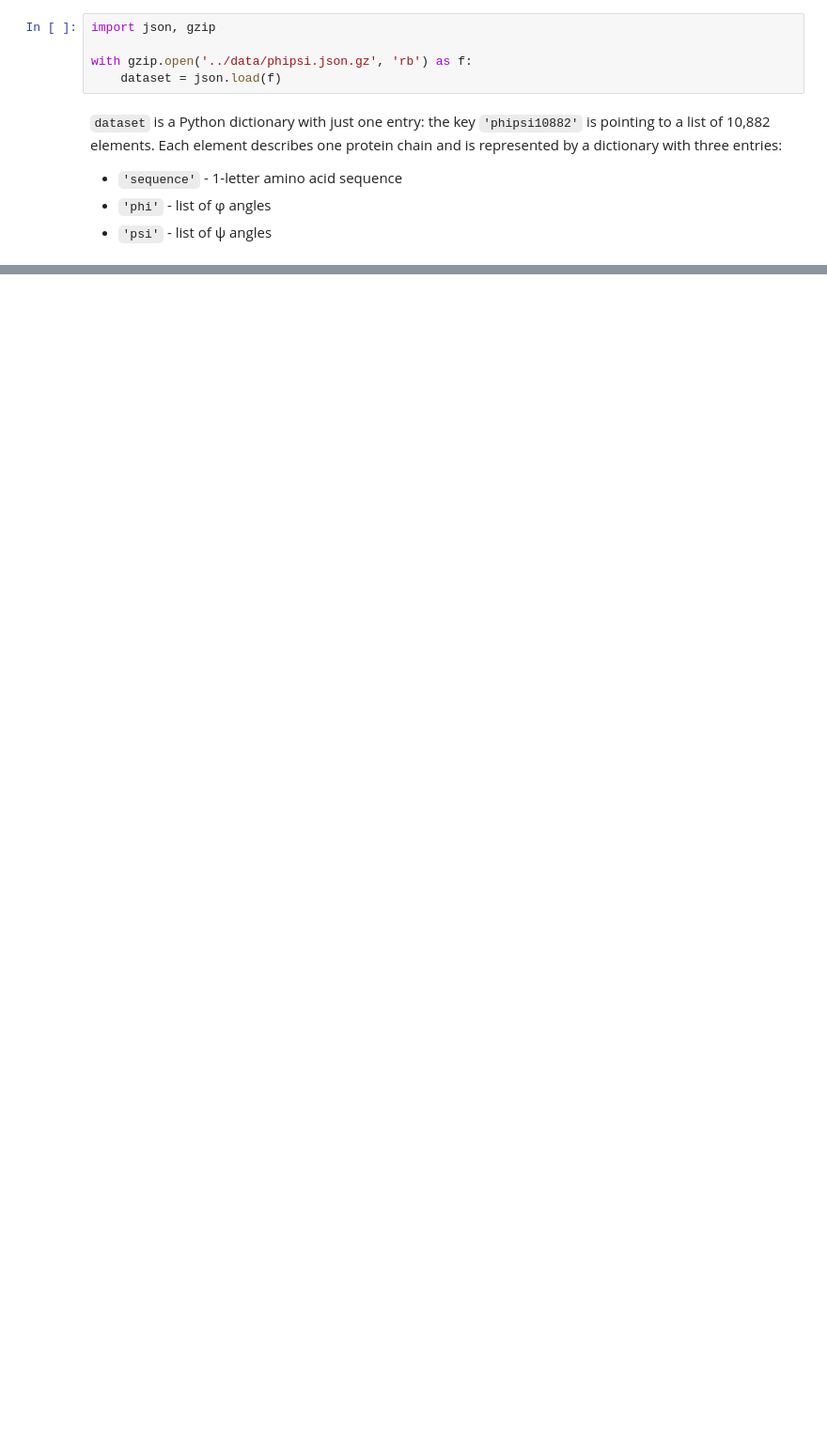
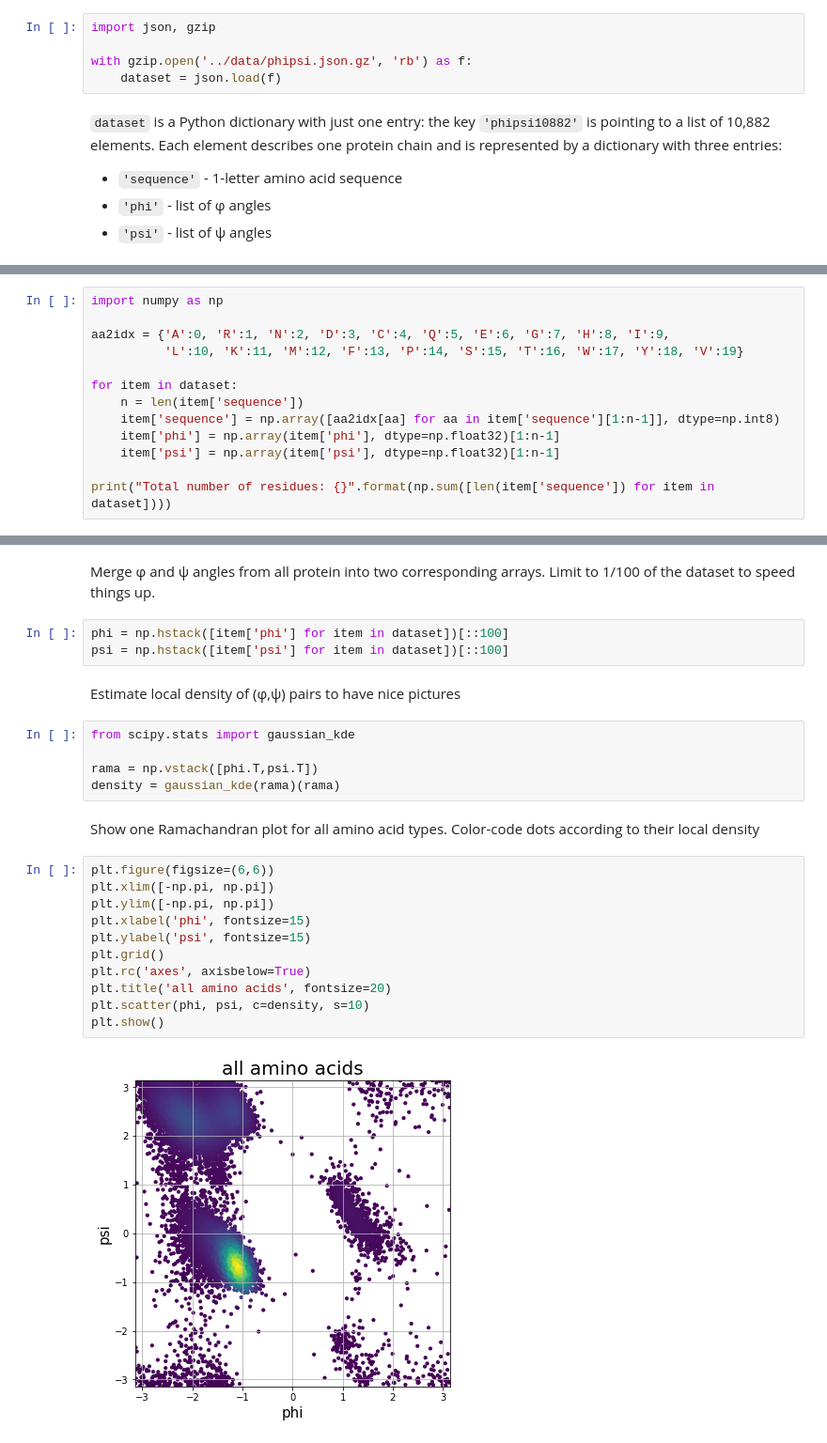
Before and after one commit to gjoni/phipsi, a Jupyter notebook: notebooks/0.0-loading-and-visualizing.ipynb, the cells around one changed output, grey strips where cells are left out. Shown: that part at 94% size. Cells and saved outputs as stored; diff of their text form; blank space fills up the shorter version.

```diff
--- a/notebooks/0.0-loading-and-visualizing.ipynb
+++ b/notebooks/0.0-loading-and-visualizing.ipynb
@@ -31,0 +32,13 @@ Next steps:
+# %%
+import numpy as np
+
+aa2idx = {'A':0, 'R':1, 'N':2, 'D':3, 'C':4, 'Q':5, 'E':6, 'G':7, 'H':8, 'I':9,
+          'L':10, 'K':11, 'M':12, 'F':13, 'P':14, 'S':15, 'T':16, 'W':17, 'Y':18, 'V':19}
+
+for item in dataset:
+    n = len(item['sequence'])
+    item['sequence'] = np.array([aa2idx[aa] for aa in item['sequence'][1:n-1]], dtype=np.int8)
+    item['phi'] = np.array(item['phi'], dtype=np.float32)[1:n-1]
+    item['psi'] = np.array(item['psi'], dtype=np.float32)[1:n-1]
+
+print("Total number of residues: {}".format(np.sum([len(item['sequence']) for item in dataset])))
@@ -31,0 +53,27 @@ Next steps:
+# %% [markdown]
+Merge &phi; and &psi; angles from all protein into two corresponding arrays. Limit to 1/100 of the dataset to speed things up.
+# %%
+phi = np.hstack([item['phi'] for item in dataset])[::100]
+psi = np.hstack([item['psi'] for item in dataset])[::100]
+# %% [markdown]
+Estimate local density of (&phi;,&psi;) pairs to have nice pictures
+# %%
+from scipy.stats import gaussian_kde
+
+rama = np.vstack([phi.T,psi.T])
+density = gaussian_kde(rama)(rama)
+# %% [markdown]
+Show one Ramachandran plot for all amino acid types. Color-code dots according to their local density
+# %%
+plt.figure(figsize=(6,6))
+plt.xlim([-np.pi, np.pi])
+plt.ylim([-np.pi, np.pi])
+plt.xlabel('phi', fontsize=15)
+plt.ylabel('psi', fontsize=15)
+plt.grid()
+plt.rc('axes', axisbelow=True)
+plt.title('all amino acids', fontsize=20)
+plt.scatter(phi, psi, c=density, s=10)
+plt.show()
+# %% [output]
+[figure, added]
```
Also changed, not shown: parts of 8 cells of this notebook, 1 other file.
